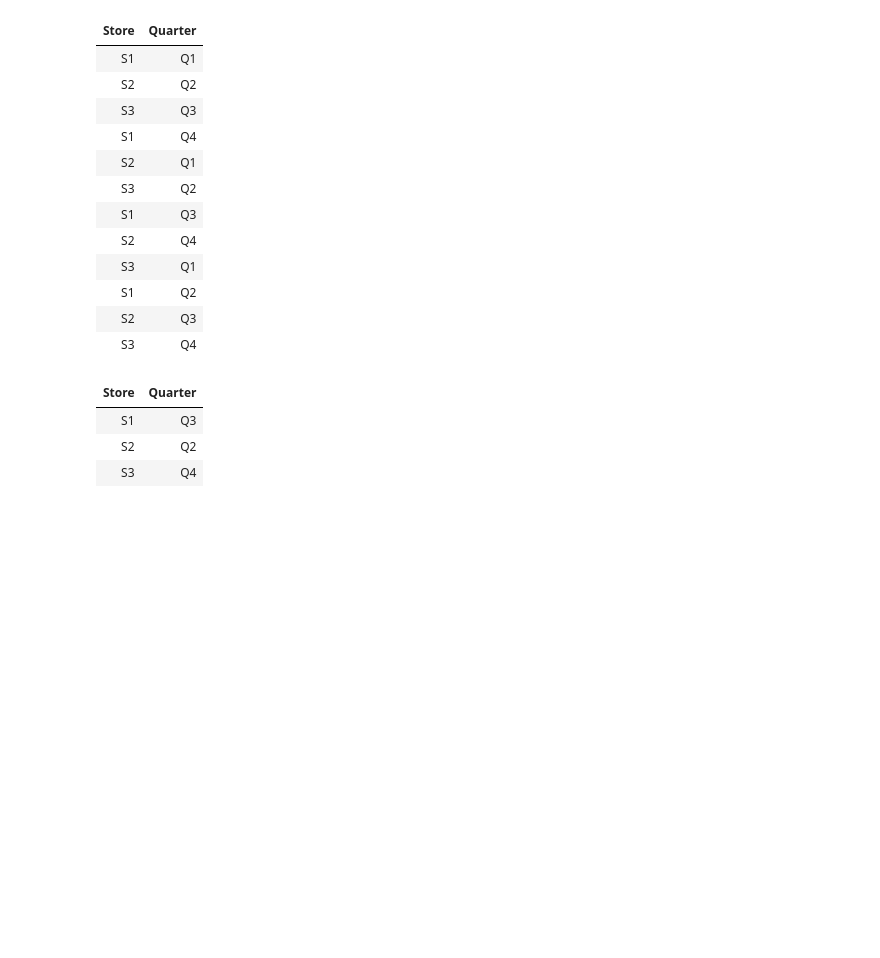
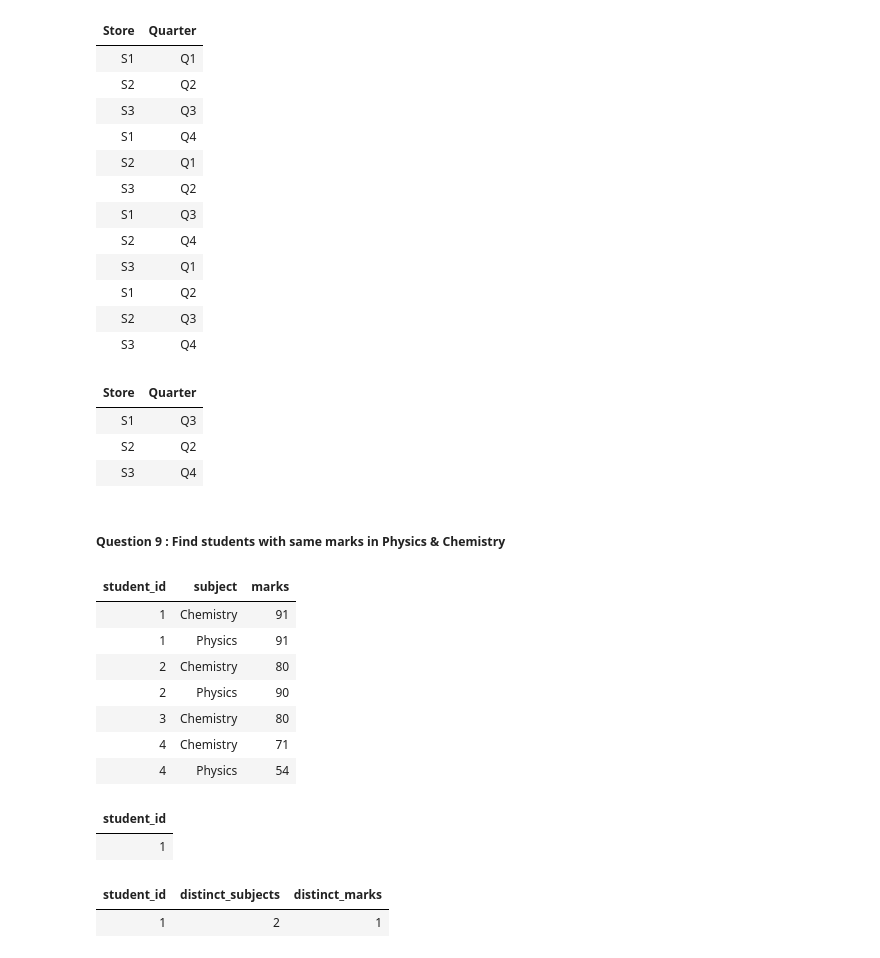
Before and after one commit to Rupam-1/SQL-Pyspark-practise_youtube, a Jupyter notebook: 04. PYSPARK - Part2.ipynb, the cells around one changed output. Drawn from its saved outputs; the diff is of its cells as text; code cells hidden in the pictures; blank space fills up the shorter version.

```diff
--- a/04. PYSPARK - Part2.ipynb
+++ b/04. PYSPARK - Part2.ipynb
@@ -1176,3 +1176,73 @@ final_df.display()
 | S1 | Q3 |
 | S2 | Q2 |
 | S3 | Q4 |
+# %% [markdown]
+##### Question 9 : Find students with same marks in Physics & Chemistry
+# %%
+from pyspark.sql.types import *
+exams_data = [
+    (1, "Chemistry", 91),
+    (1, "Physics", 91),
+    (2, "Chemistry", 80),
+    (2, "Physics", 90),
+    (3, "Chemistry", 80),
+    (4, "Chemistry", 71),
+    (4, "Physics", 54)
+]
+exams_schema = StructType([
+    StructField("student_id", IntegerType(), True),
+    StructField("subject", StringType(), True),
+    StructField("marks", IntegerType(), True)
+])
+exams_df = spark.createDataFrame(
+    exams_data,
+    schema=exams_schema
+)
+exams_df.write.mode("Overwrite").saveAsTable("exams")
+exams_df.display()
+# %% [output]
+| student_id | subject | marks |
+| 1 | Chemistry | 91 |
+| 1 | Physics | 91 |
+| 2 | Chemistry | 80 |
+| 2 | Physics | 90 |
+| 3 | Chemistry | 80 |
+| 4 | Chemistry | 71 |
+| 4 | Physics | 54 |
+# %%
+# ------------------- Method 1 (using windows function lead) -----------------------
+
+from pyspark.sql.functions import *
+from pyspark.sql.window import Window
+
+df = exams_df.withColumn(
+    "next_marks",
+    lead(col("marks")).over(Window.partitionBy(col("student_id")).orderBy(col("student_id")))
+).filter(
+    col("marks") == col("next_marks")
+).select(
+    col("student_id")
+)
+df.display()
+# %% [output]
+| student_id |
+| 1 |
+# %%
+# -------------------------------- Method 2 (using GroupBy with Having clause) -----------------
+
+from pyspark.sql.functions import *
+df = exams_df.filter(
+    col("subject").isin("Chemistry", "Physics")
+).groupBy(
+    col("student_id")
+).agg(
+    countDistinct(col("subject")).alias("distinct_subjects"),
+    countDistinct(col("marks")).alias("distinct_marks")
+).filter(
+    (col("distinct_subjects") == 2) &
+    (col("distinct_marks") != 2)
+)
+df.display()
+# %% [output]
+| student_id | distinct_subjects | distinct_marks |
+| 1 | 2 | 1 |
```
Also changed, not shown: parts of 1 cell of this notebook, 1 other file.
